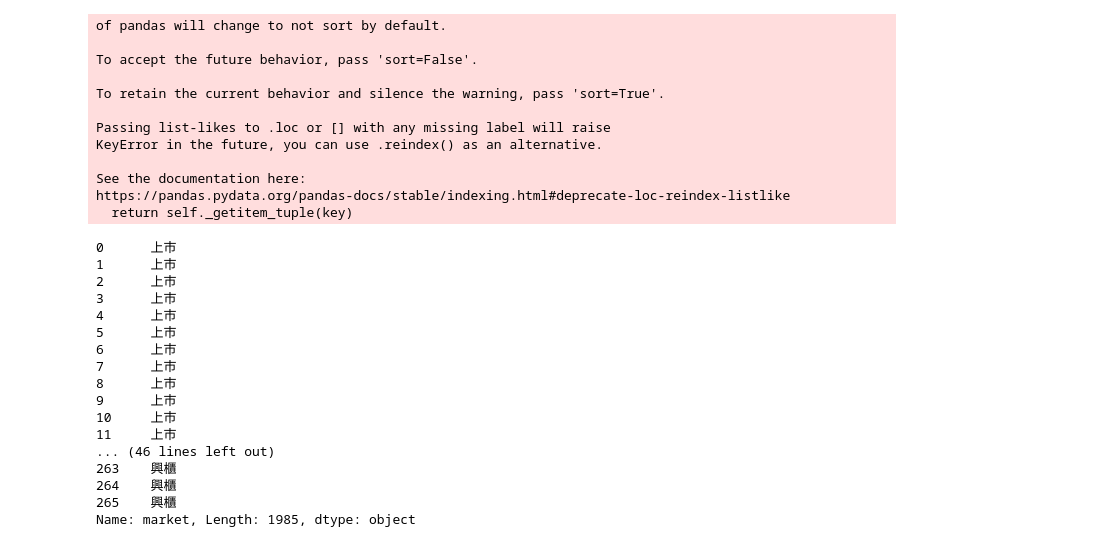
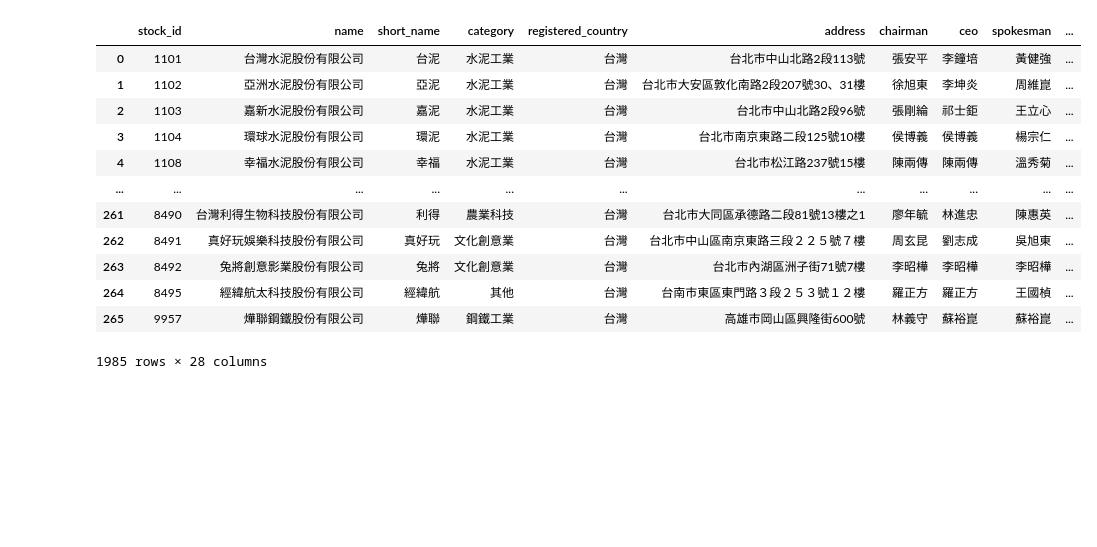
Before and after one commit to ankycheng/Finlab_Django, a Jupyter notebook: stock_fleets/ipynbs/crawlers/pioneers/CompanyBasicInfoTW.ipynb, the cells around one changed output. Cells and saved outputs as stored; diff of their text form; code cells hidden in the pictures; blank space fills up the shorter version.

Commit message:
feature(crawlers) add future crawlers,process crawlers and modify code,data-format.

```diff
--- a/stock_fleets/ipynbs/Crawler-CompanyBasicInfoTW.ipynb
+++ b/stock_fleets/ipynbs/crawlers/pioneers/CompanyBasicInfoTW.ipynb
@@ -37,7 +37,7 @@ class CrawlCompanyBasicInfoTW:
         df2=pd.concat(data)
         df2 = df2.astype(str)
         df2 = df2.apply(lambda s: s.str.replace(",", ""))
-        df3=df2.loc[:,["公司代號","update_time","公司名稱","公司簡稱","產業類別","外國企業註冊地國","住址",
+        df3=df2[["公司代號","公司名稱","公司簡稱","產業類別","外國企業註冊地國","住址",
                        "董事長","總經理","發言人","發言人職稱","總機電話",
                        "成立日期","上市日期","上櫃日期","興櫃日期","實收資本額(元)","已發行普通股數或TDR原發行股數",
                        "私募普通股(股)","特別股(股)","普通股盈餘分派或虧損撥補頻率","股票過戶機構","簽證會計師事務所",
@@ -77,37 +77,21 @@ class CrawlCompanyBasicInfoTW:
 # %%
 C=CrawlCompanyBasicInfoTW()
 df=C.crawl_main()
-df['market']
+df
 # %% [output]
+|  | stock_id | name | short_name | category | registered_country | address | chairman | ceo | spokesman | ... |
+| 0 | 1101 | 台灣水泥股份有限公司 | 台泥 | 水泥工業 | 台灣 | 台北市中山北路2段113號 | 張安平 | 李鐘培 | 黃健強 | ... |
+| 1 | 1102 | 亞洲水泥股份有限公司 | 亞泥 | 水泥工業 | 台灣 | 台北市大安區敦化南路2段207號30、31樓 | 徐旭東 | 李坤炎 | 周維崑 | ... |
+| 2 | 1103 | 嘉新水泥股份有限公司 | 嘉泥 | 水泥工業 | 台灣 | 台北市中山北路2段96號 | 張剛綸 | 祁士鉅 | 王立心 | ... |
+| 3 | 1104 | 環球水泥股份有限公司 | 環泥 | 水泥工業 | 台灣 | 台北市南京東路二段125號10樓 | 侯博義 | 侯博義 | 楊宗仁 | ... |
+| 4 | 1108 | 幸福水泥股份有限公司 | 幸福 | 水泥工業 | 台灣 | 台北市松江路237號15樓 | 陳兩傳 | 陳兩傳 | 溫秀菊 | ... |
+| ... | ... | ... | ... | ... | ... | ... | ... | ... | ... | ... |
+| 261 | 8490 | 台灣利得生物科技股份有限公司 | 利得 | 農業科技 | 台灣 | 台北市大同區承德路二段81號13樓之1 | 廖年毓 | 林進忠 | 陳惠英 | ... |
+| 262 | 8491 | 真好玩娛樂科技股份有限公司 | 真好玩 | 文化創意業 | 台灣 | 台北市中山區南京東路三段２２５號７樓 | 周玄昆 | 劉志成 | 吳旭東 | ... |
+| 263 | 8492 | 兔將創意影業股份有限公司 | 兔將 | 文化創意業 | 台灣 | 台北市內湖區洲子街71號7樓 | 李昭樺 | 李昭樺 | 李昭樺 | ... |
+| 264 | 8495 | 經緯航太科技股份有限公司 | 經緯航 | 其他 | 台灣 | 台南市東區東門路３段２５３號１２樓 | 羅正方 | 羅正方 | 王國楨 | ... |
+| 265 | 9957 | 燁聯鋼鐵股份有限公司 | 燁聯 | 鋼鐵工業 | 台灣 | 高雄市岡山區興隆街600號 | 林義守 | 蘇裕崑 | 蘇裕崑 | ... |
-of pandas will change to not sort by default.
-
-To accept the future behavior, pass 'sort=False'.
-
-To retain the current behavior and silence the warning, pass 'sort=True'.
-
-Passing list-likes to .loc or [] with any missing label will raise
-KeyError in the future, you can use .reindex() as an alternative.
-
-See the documentation here:
-https://pandas.pydata.org/pandas-docs/stable/indexing.html#deprecate-loc-reindex-listlike
-  return self._getitem_tuple(key)
+1985 rows × 28 columns
-0      上市
-1      上市
-2      上市
-3      上市
-4      上市
-5      上市
-6      上市
-7      上市
-8      上市
-9      上市
-10     上市
-11     上市
-... (46 lines left out)
-263    興櫃
-264    興櫃
-265    興櫃
-Name: market, Length: 1985, dtype: object
 # %%
 #pycharm 測試
 import sys,os
```
Also changed, not shown: 29 other files.
